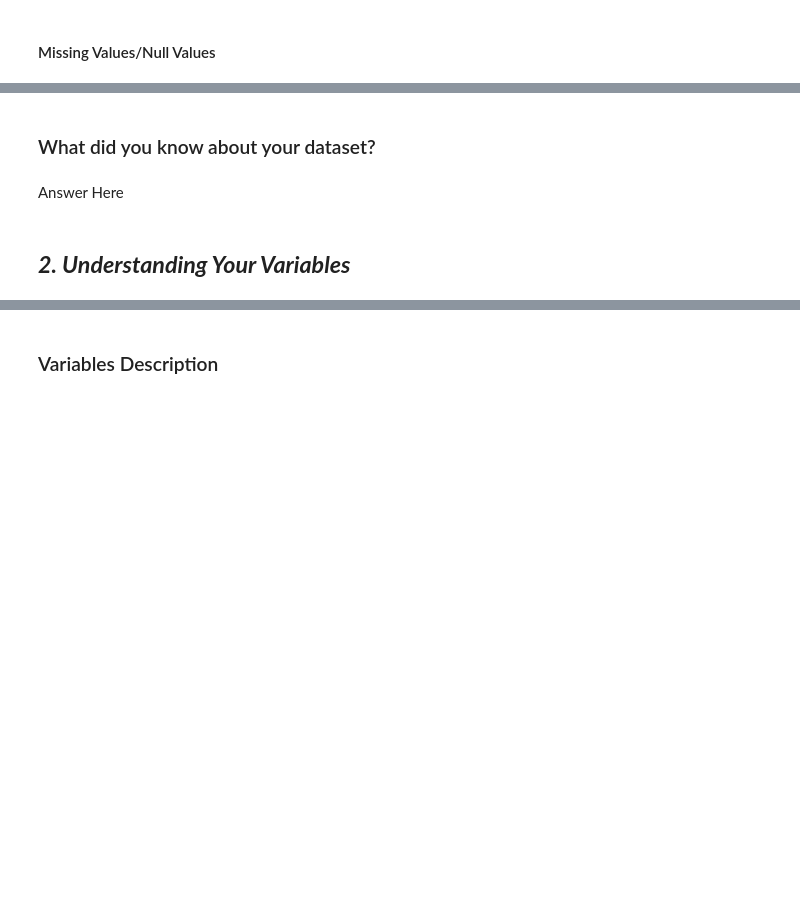
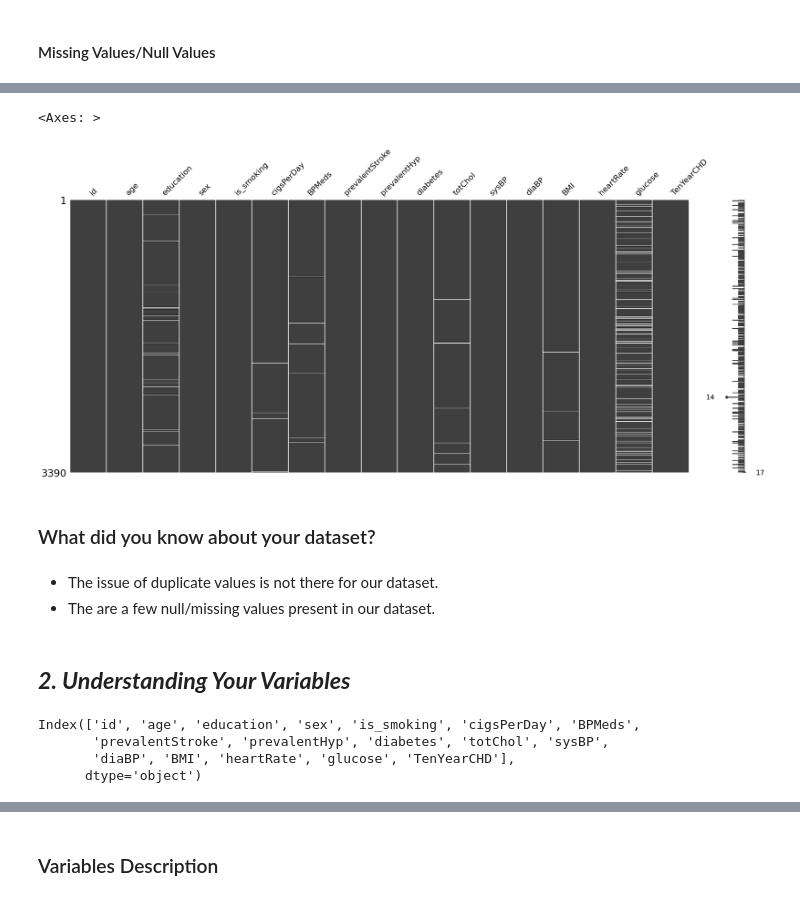
Before and after one commit to dipankarsahu1000/Cardiovascular-Risk-Prediction, a Jupyter notebook: Cardiovascular_Risk_Prediction.ipynb, the cells around one changed output, grey strips where cells are left out. Cells and saved outputs as stored; diff of their text form; code cells hidden in the pictures; blank space fills up the shorter version.

```diff
--- a/Cardiovascular_Risk_Prediction.ipynb
+++ b/Cardiovascular_Risk_Prediction.ipynb
@@ -154,12 +185,23 @@ memory usage: 450.4+ KB
 # %%
 # Visualizing the missing values
+msno.matrix(df)
+# %% [output]
+<Axes: >
+[figure, added]
 # %% [markdown]
 ### What did you know about your dataset?
-# %% [markdown]
-Answer Here
+# %% [markdown]
+* The issue of duplicate values is not there for our dataset.
+* The are a few null/missing values present in our dataset.
 # %% [markdown]
 ## ***2. Understanding Your Variables***
 # %%
 # Dataset Columns
+df.columns
+# %% [output]
+Index(['id', 'age', 'education', 'sex', 'is_smoking', 'cigsPerDay', 'BPMeds',
+       'prevalentStroke', 'prevalentHyp', 'diabetes', 'totChol', 'sysBP',
+       'diaBP', 'BMI', 'heartRate', 'glucose', 'TenYearCHD'],
+      dtype='object')
 # %%
 # Dataset Describe
```
Also changed, not shown: parts of 8 cells of this notebook.
